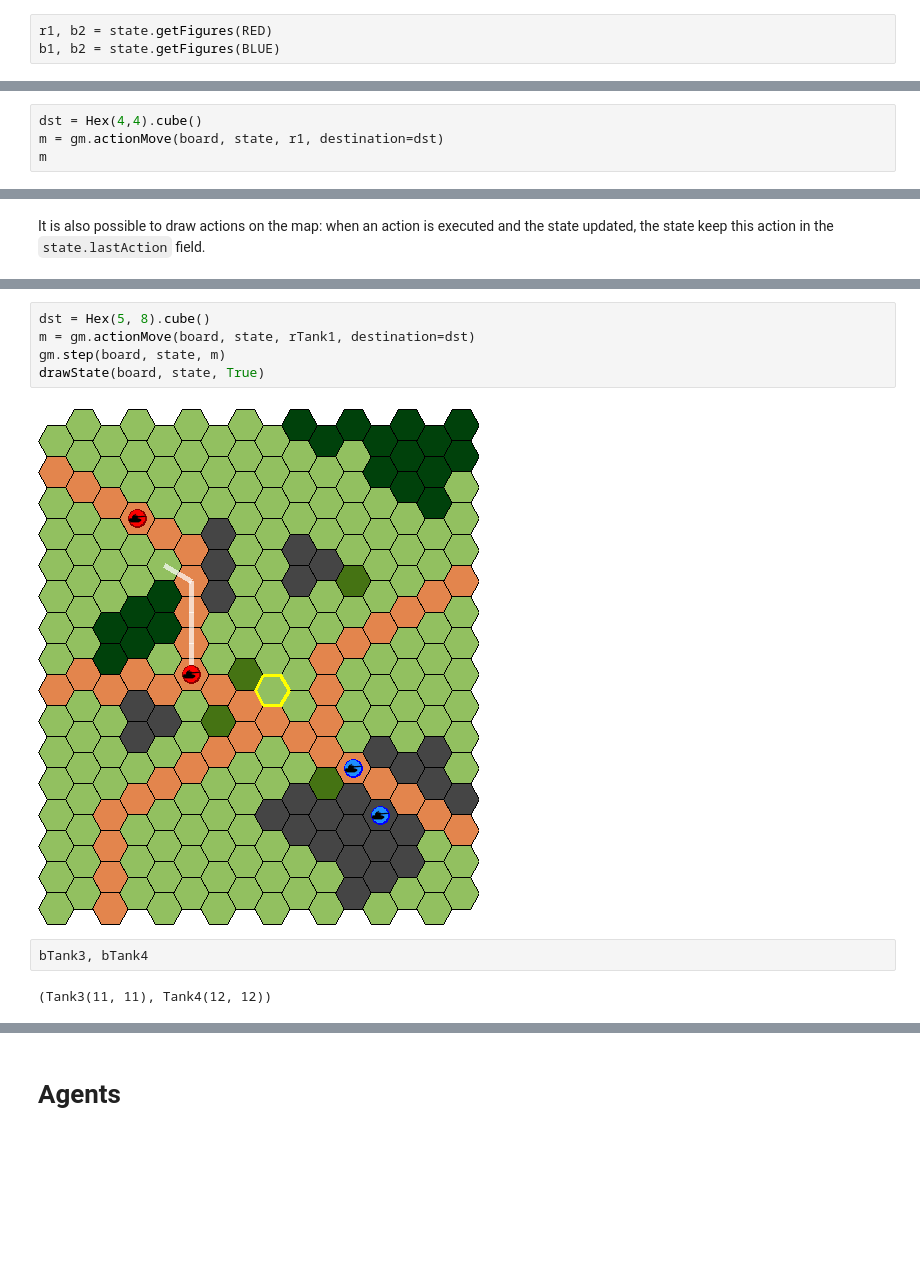
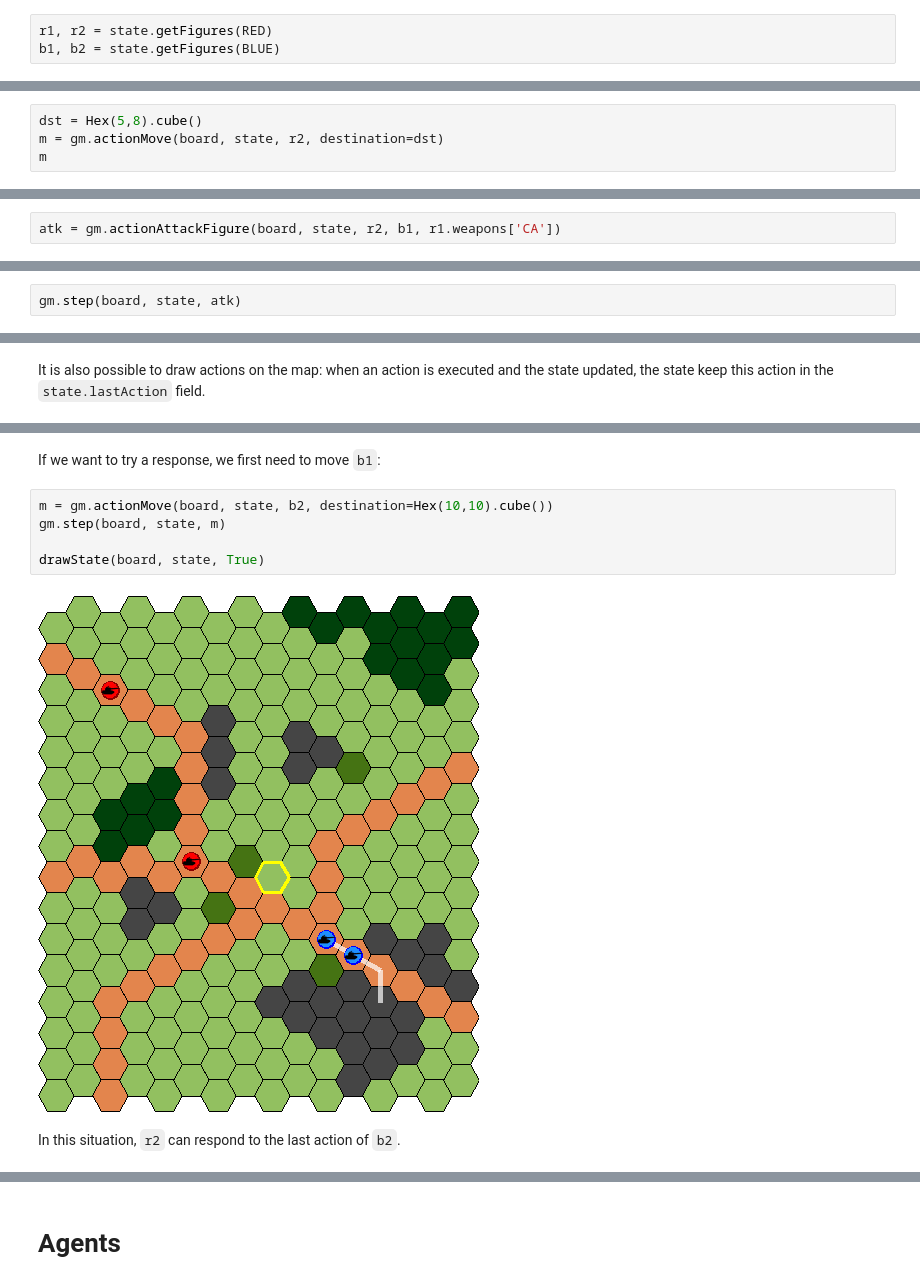
Before and after one commit to IDSIA/NewTechnoWar, a Jupyter notebook: code/tutorial.ipynb, the cells around one changed output, grey strips where cells are left out. Saved outputs shown, nothing was run; the diff lists cells and outputs as text; blank space fills up the shorter version.

```diff
--- a/code/tutorial.ipynb
+++ b/code/tutorial.ipynb
@@ -21,4 +45,4 @@ from core.const import RED, BLUE
 # %%
-r1, b2 = state.getFigures(RED)
+r1, r2 = state.getFigures(RED)
 b1, b2 = state.getFigures(BLUE)
 # %% [markdown]
@@ -49,7 +170,7 @@ The game works in cube-space so any position need to be expressed in `Cube`. For
 # %%
 from core.utils.coordinates import Hex
 # %%
-dst = Hex(4,4).cube()
-m = gm.actionMove(board, state, r1, destination=dst)
+dst = Hex(5,8).cube()
+m = gm.actionMove(board, state, r2, destination=dst)
 m
 # %% [output]
@@ -101,0 +221,2 @@ The image also confirms the equality of the state.
+# %%
+atk = gm.actionAttackFigure(board, state, r2, b1, r1.weapons['CA'])
@@ -101,0 +225,2 @@ The image also confirms the equality of the state.
+# %%
+gm.step(board, state, atk)
@@ -107,12 +235,12 @@ bTank3, bTank4 = state.figures[BLUE]
+# %% [markdown]
+If we want to try a response, we first need to move `b1`:
 # %%
-dst = Hex(5, 8).cube()
-m = gm.actionMove(board, state, rTank1, destination=dst)
+m = gm.actionMove(board, state, b2, destination=Hex(10,10).cube())
 gm.step(board, state, m)
+
 drawState(board, state, True)
 # %% [output]
-[figure, old version]
+[figure, new version]
-# %%
-bTank3, bTank4
-# %% [output]
-(Tank3(11, 11), Tank4(12, 12))
+# %% [markdown]
+In this situation, `r2` can respond to the last action of `b2`.
 # %%
```
Also changed, not shown: parts of 43 cells of this notebook, 2 other files.
